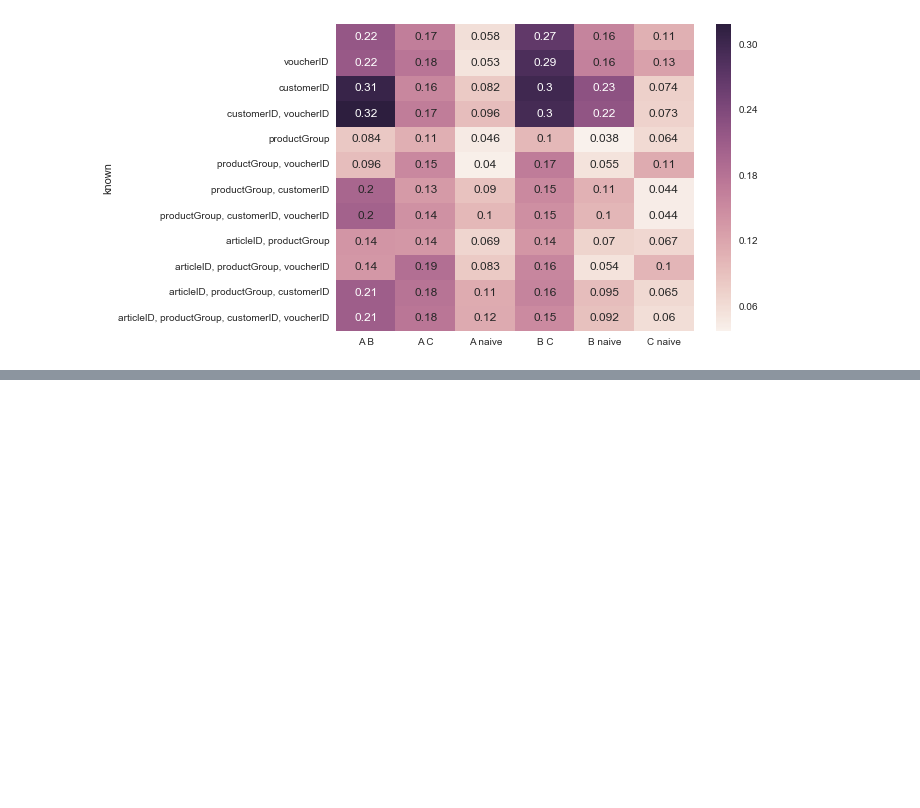
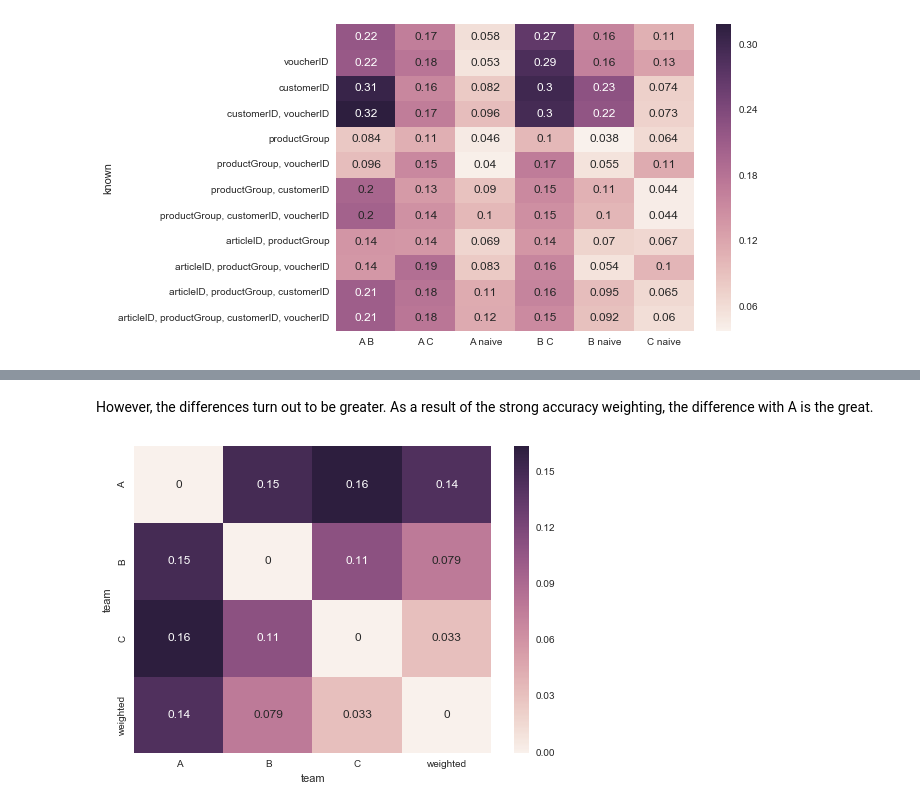
Before and after one commit to busfahren/dmc-results, a Jupyter notebook: merge.ipynb, the cells around one changed output, grey strips where cells are left out. Cells and saved outputs as stored; diff of their text form; code cells hidden in the pictures; blank space fills up the shorter version.

```diff
--- a/merge.ipynb
+++ b/merge.ipynb
@@ -104,7 +87,0 @@ TODO
-# %%
-# Equal weight for each classifier
-equal_weights = pd.Series([1,1,1], index=['A', 'B', 'C'])
-
-# Calculate majority vote for test and classification data
-test_weighted_confidence = merge.weighted_majority_vote(test_imputed, equal_weights)
-class_weighted_confidence = merge.weighted_majority_vote(class_imputed, equal_weights)
@@ -110,0 +137,10 @@ class_weighted_confidence = merge.weighted_majority_vote(class_imputed, equal_we
+# %% [markdown]
+However, the differences turn out to be greater. As a result of the strong accuracy weighting, the difference with A is the great.
+# %%
+# Calculate difference for each combination
+weighted_differences = evaluate.distinct_predictions(class_weighted_confidence)
+
+# Heatmap
+ax = sns.heatmap(weighted_differences, annot=True)
+# %% [output]
+[figure, added]
```
Also changed, not shown: parts of 37 cells of this notebook, 1 other file.
